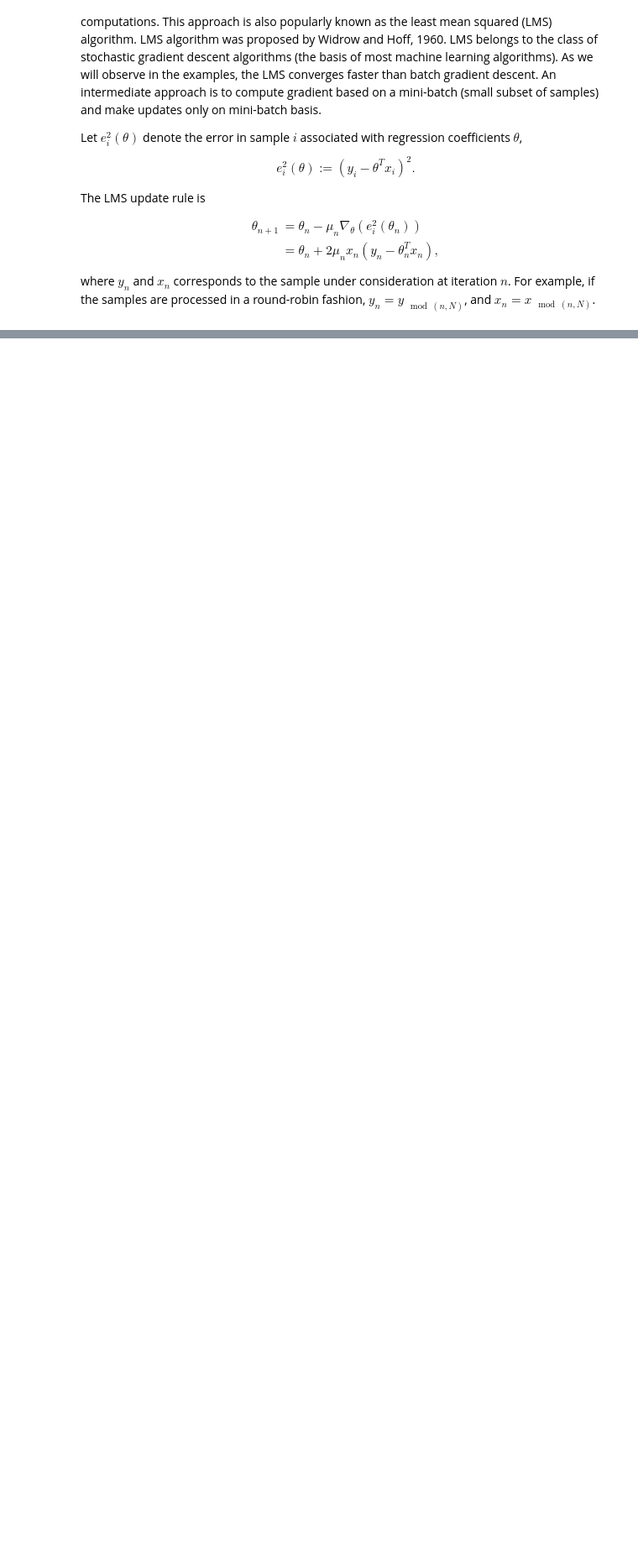
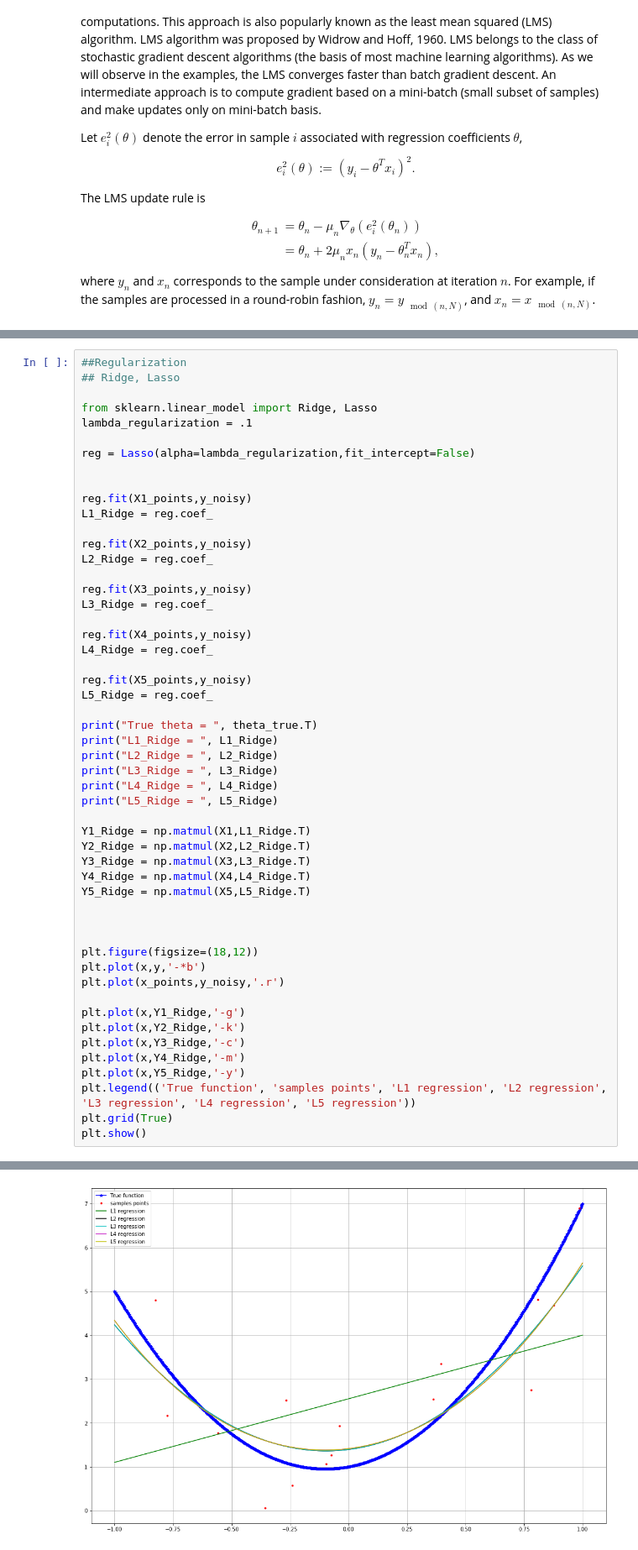
Before and after one commit to nidhin-koshy/Notebooks, a Jupyter notebook: Regression.ipynb, the cells around one changed output, grey strips where cells are left out. Shown at 84% size. Saved outputs shown, nothing was run; the diff lists cells and outputs as text; blank space fills up the shorter version.

```diff
--- a/Regression.ipynb
+++ b/Regression.ipynb
@@ -226,0 +403,53 @@ Final LMS MSE =  118.29508138602898
+# %%
+##Regularization
+## Ridge, Lasso
+
+from sklearn.linear_model import Ridge, Lasso
+lambda_regularization = .1
+
+reg = Lasso(alpha=lambda_regularization,fit_intercept=False)
+
+
+reg.fit(X1_points,y_noisy)
+L1_Ridge = reg.coef_
+
+reg.fit(X2_points,y_noisy)
+L2_Ridge = reg.coef_
+
+reg.fit(X3_points,y_noisy)
+L3_Ridge = reg.coef_
+
+reg.fit(X4_points,y_noisy)
+L4_Ridge = reg.coef_
+
+reg.fit(X5_points,y_noisy)
+L5_Ridge = reg.coef_
+
+print("True theta = ", theta_true.T)
+print("L1_Ridge = ", L1_Ridge)
+print("L2_Ridge = ", L2_Ridge)
+print("L3_Ridge = ", L3_Ridge)
+print("L4_Ridge = ", L4_Ridge)
+print("L5_Ridge = ", L5_Ridge)
+
+Y1_Ridge = np.matmul(X1,L1_Ridge.T)
+Y2_Ridge = np.matmul(X2,L2_Ridge.T)
+Y3_Ridge = np.matmul(X3,L3_Ridge.T)
+Y4_Ridge = np.matmul(X4,L4_Ridge.T)
+Y5_Ridge = np.matmul(X5,L5_Ridge.T)
+
+
+
+plt.figure(figsize=(18,12))
+plt.plot(x,y,'-*b')
+plt.plot(x_points,y_noisy,'.r')
+
+plt.plot(x,Y1_Ridge,'-g')
+plt.plot(x,Y2_Ridge,'-k')
+plt.plot(x,Y3_Ridge,'-c')
+plt.plot(x,Y4_Ridge,'-m')
+plt.plot(x,Y5_Ridge,'-y')
+plt.legend(('True function', 'samples points', 'L1 regression', 'L2 regression', 'L3 regression', 'L4 regression', 'L5 regression'))
+plt.grid(True)
+plt.show()
+# %% [output]
@@ -227,3 +462,4 @@ Final LMS MSE =  118.29508138602898
+[figure, added]
 # %% [markdown]
 ##Extras
 Exercises:
```
Also changed, not shown: parts of 11 cells of this notebook.
